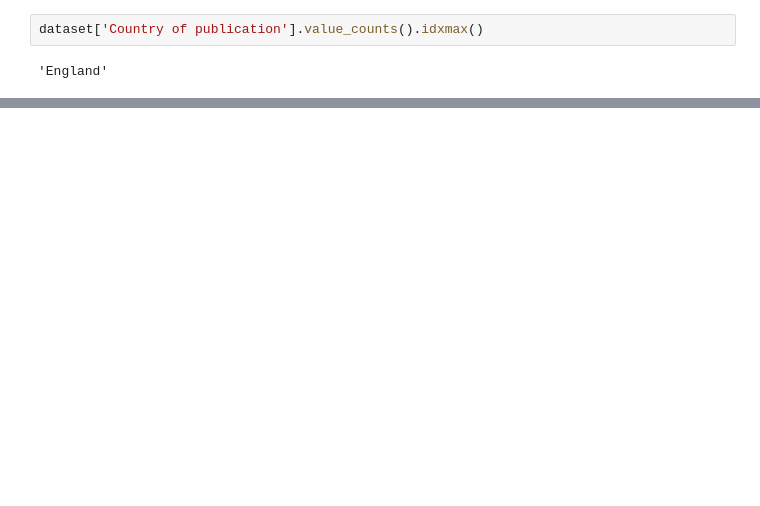
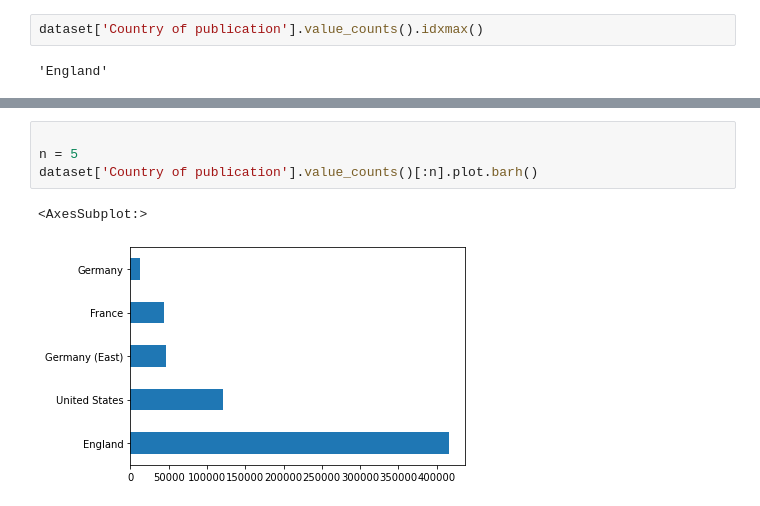
Before and after one commit to nkiseleva/2022-BDK6.5.3-P3_Gruppe_7, a Jupyter notebook: 2022-BDK6.5.3-P3_Gruppe_7 Frage 3.ipynb, the cells around one changed output, grey strips where cells are left out. Saved outputs shown, nothing was run; the diff lists cells and outputs as text; blank space fills up the shorter version.

Commit message:
Frage 3. Completed with extra plot.bar

```diff
--- a/2022-BDK6.5.3-P3_Gruppe_7 Frage 3.ipynb
+++ b/2022-BDK6.5.3-P3_Gruppe_7 Frage 3.ipynb
@@ -81,0 +60,7 @@ dataset['Country of publication'].value_counts()[:n].plot.pie(
+# %%
+
+n = 5
+dataset['Country of publication'].value_counts()[:n].plot.barh()
+# %% [output]
+<AxesSubplot:>
+[figure, added]
```
Also changed, not shown: parts of 11 cells of this notebook.
